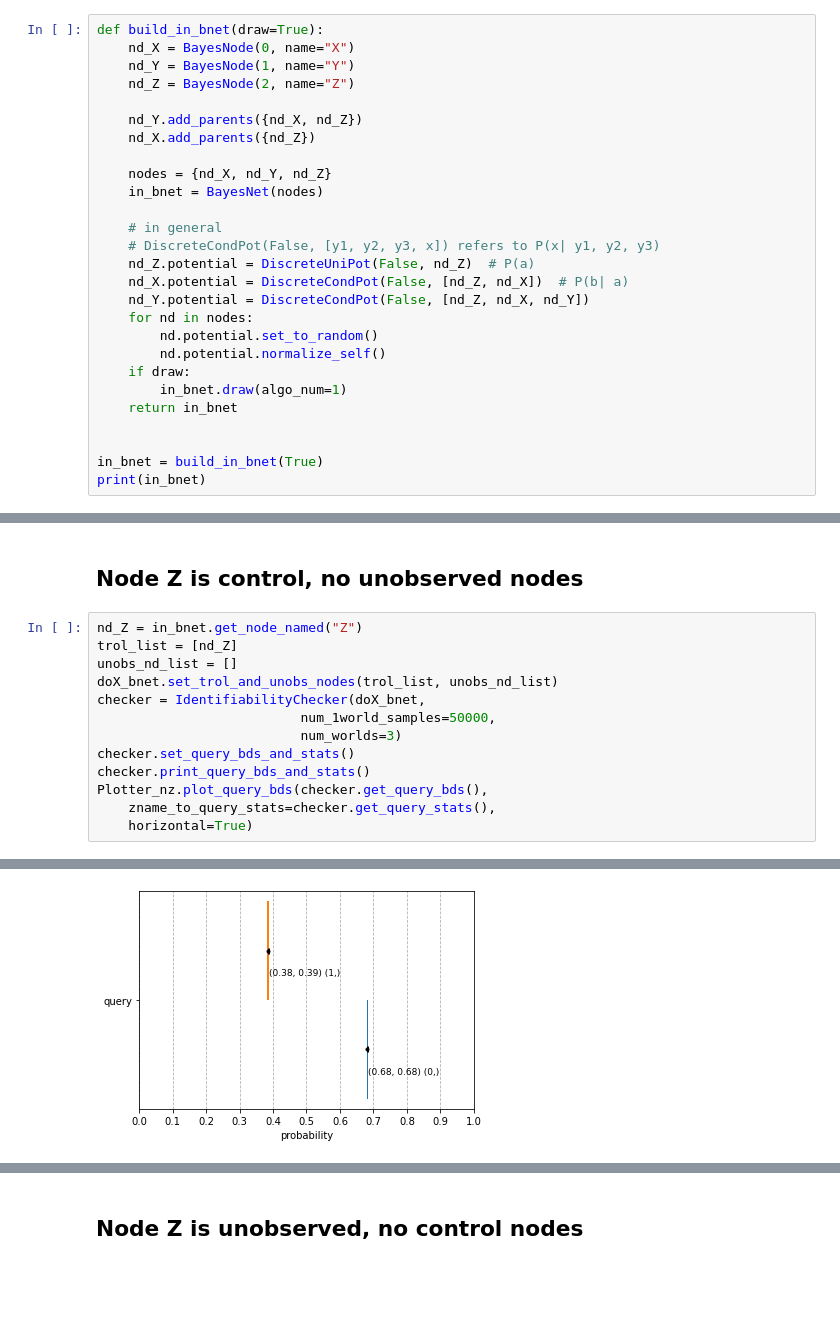
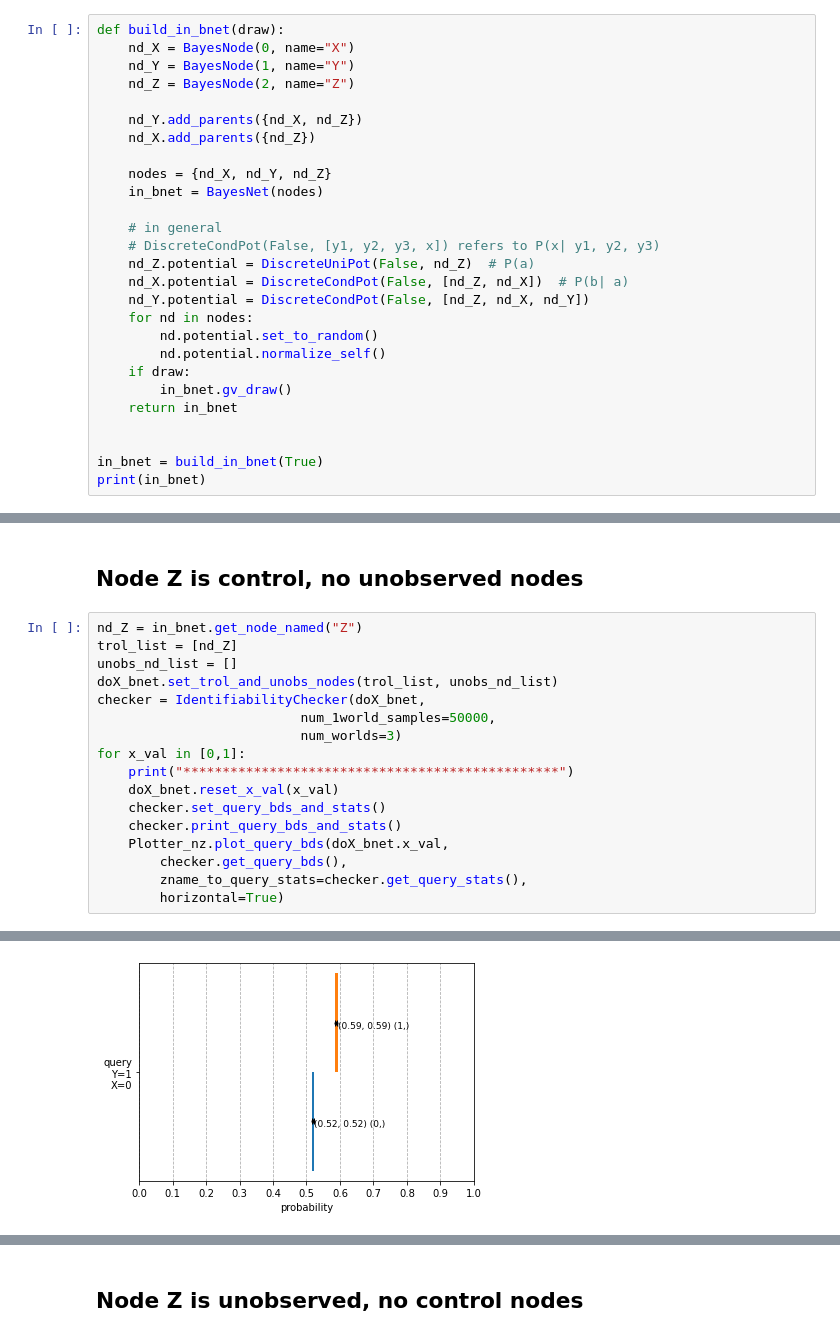
Before and after one commit to rrtucci/JudeasRx, a Jupyter notebook: jupyter_notebooks/identifiability_backdoor.ipynb, the cells around one changed output, grey strips where cells are left out. Drawn from its saved outputs; the diff is of its cells as text; blank space fills up the shorter version.

```diff
--- a/jupyter_notebooks/identifiability_backdoor.ipynb
+++ b/jupyter_notebooks/identifiability_backdoor.ipynb
@@ -30,7 +46,7 @@ random.seed(871)
 # %% [markdown]
 ## Building in_bnet
 # %%
-def build_in_bnet(draw=True):
+def build_in_bnet(draw):
     nd_X = BayesNode(0, name="X")
     nd_Y = BayesNode(1, name="Y")
     nd_Z = BayesNode(2, name="Z")
@@ -50,7 +66,7 @@ def build_in_bnet(draw=True):
         nd.potential.set_to_random()
         nd.potential.normalize_self()
     if draw:
-        in_bnet.draw(algo_num=1)
+        in_bnet.gv_draw()
     return in_bnet
 
 
@@ -112,9 +131,13 @@ doX_bnet.set_trol_and_unobs_nodes(trol_list, unobs_nd_list)
 checker = IdentifiabilityChecker(doX_bnet,
                           num_1world_samples=50000,
                           num_worlds=3)
-checker.set_query_bds_and_stats()
-checker.print_query_bds_and_stats()
-Plotter_nz.plot_query_bds(checker.get_query_bds(),
-    zname_to_query_stats=checker.get_query_stats(),
-    horizontal=True)
+for x_val in [0,1]:
+    print("************************************************")
+    doX_bnet.reset_x_val(x_val)
+    checker.set_query_bds_and_stats()
+    checker.print_query_bds_and_stats()
+    Plotter_nz.plot_query_bds(doX_bnet.x_val,
+        checker.get_query_bds(),
+        zname_to_query_stats=checker.get_query_stats(),
+        horizontal=True)
 # %% [output]
@@ -128 +153 @@ control coords to query statistics (mu, sigma):
-[figure, old version]
+[figure, new version]
```
Also changed, not shown: parts of 11 cells of this notebook, 11 other files.
